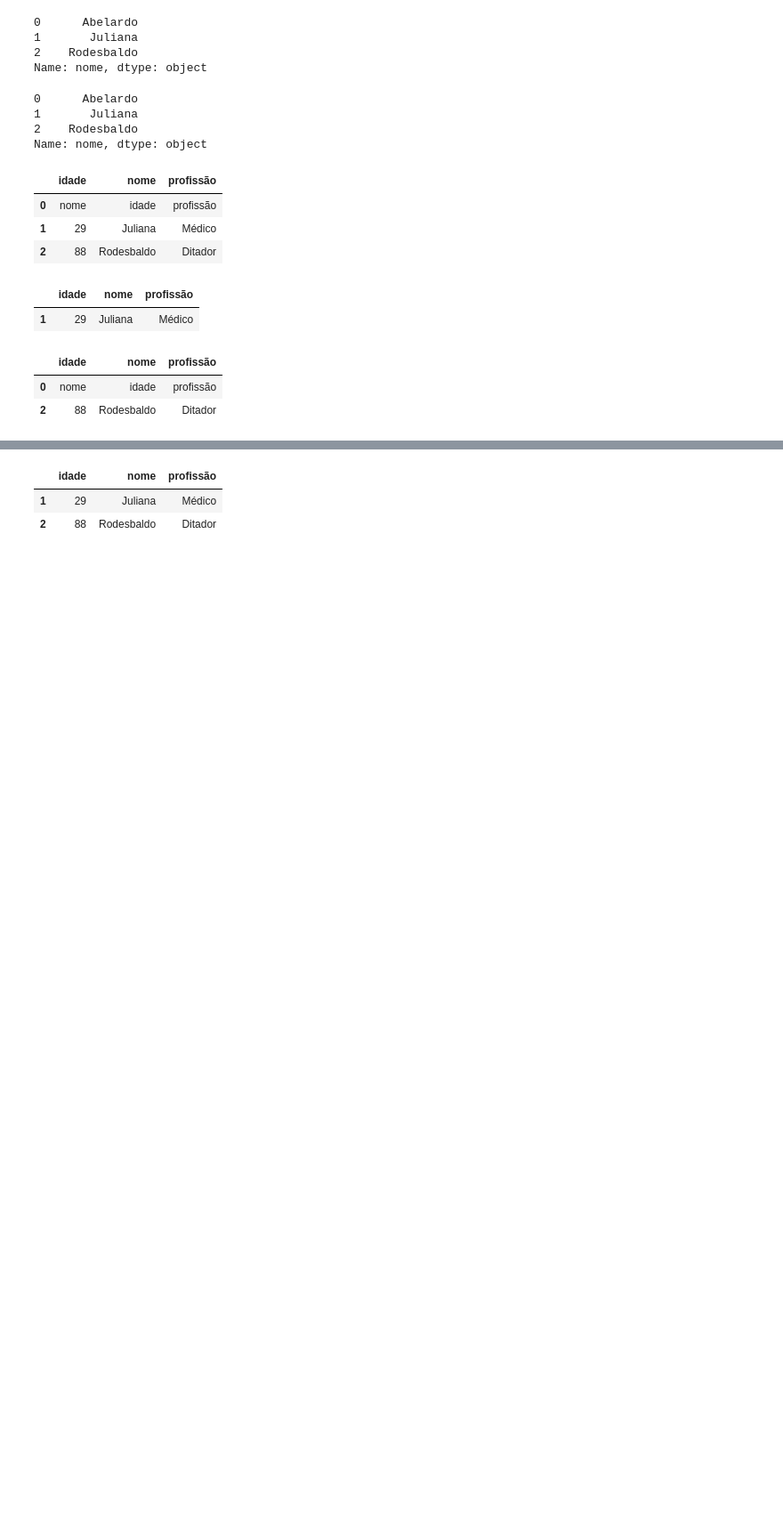
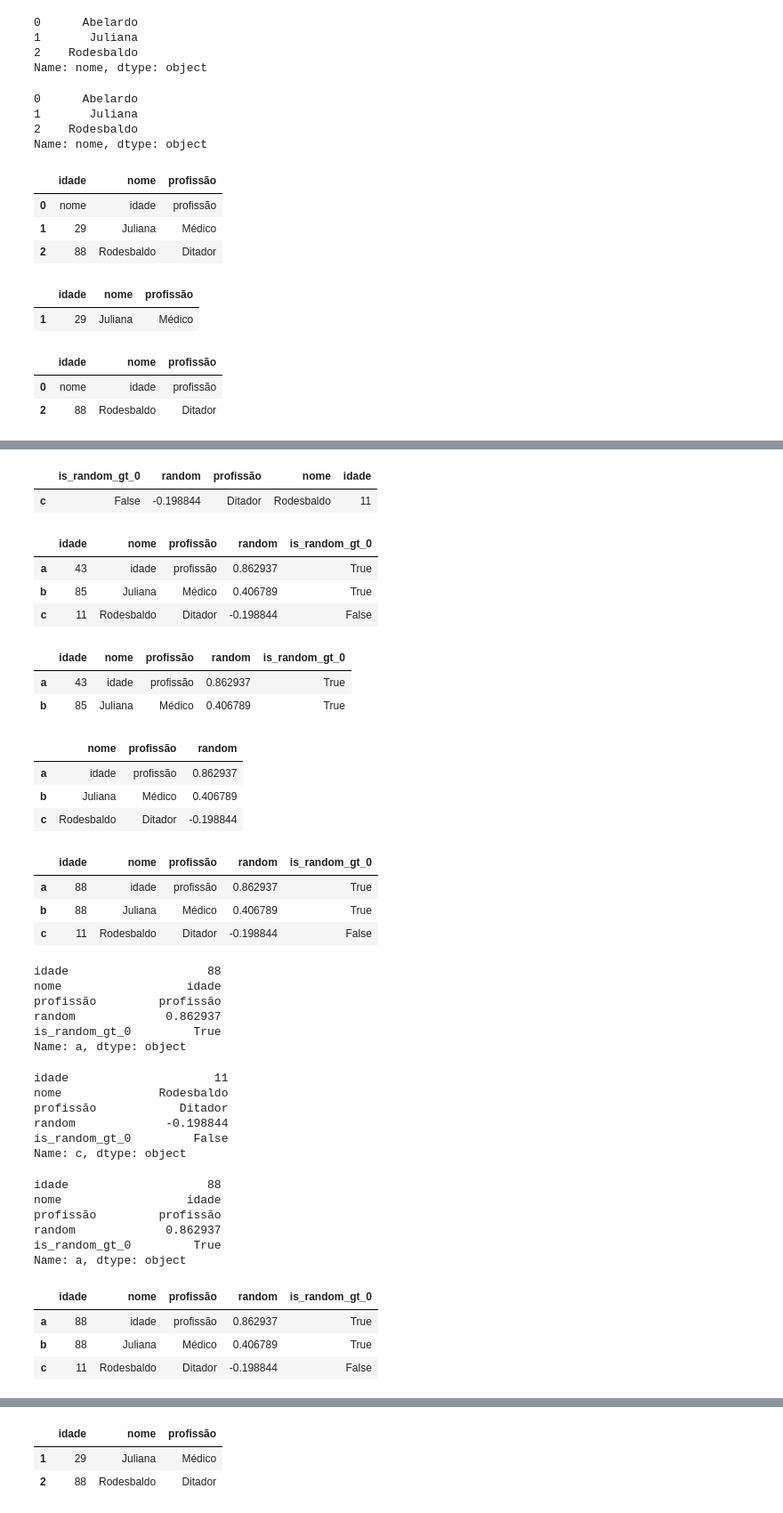
Before and after one commit to abevieiramota/course-python-data-analysis1, a Jupyter notebook: 03 - Introdução ao pandas.ipynb, the cells around one changed output, grey strips where cells are left out. Shown at 89% size. Cells and saved outputs as stored; diff of their text form; code cells hidden in the pictures; blank space fills up the shorter version.

```diff
--- a/03 - Introdução ao pandas.ipynb
+++ b/03 - Introdução ao pandas.ipynb
@@ -211,0 +344,67 @@ df.T
+# %%
+ff.loc[ff.idade < 28, ::-1]
+# %% [output]
+|  | is_random_gt_0 | random | profissão | nome | idade |
+| c | False | -0.198844 | Ditador | Rodesbaldo | 11 |
+# %%
+ff
+# %% [output]
+|  | idade | nome | profissão | random | is_random_gt_0 |
+| a | 43 | idade | profissão | 0.862937 | True |
+| b | 85 | Juliana | Médico | 0.406789 | True |
+| c | 11 | Rodesbaldo | Ditador | -0.198844 | False |
+# %%
+ff.loc['a':'b']
+# %% [output]
+|  | idade | nome | profissão | random | is_random_gt_0 |
+| a | 43 | idade | profissão | 0.862937 | True |
+| b | 85 | Juliana | Médico | 0.406789 | True |
+# %%
+ff.loc[:, 'nome':'random']
+# %% [output]
+|  | nome | profissão | random |
+| a | idade | profissão | 0.862937 |
+| b | Juliana | Médico | 0.406789 |
+| c | Rodesbaldo | Ditador | -0.198844 |
+# %%
+ff.loc['a':'b', 'idade'] = 88
+ff
+# %% [output]
+|  | idade | nome | profissão | random | is_random_gt_0 |
+| a | 88 | idade | profissão | 0.862937 | True |
+| b | 88 | Juliana | Médico | 0.406789 | True |
+| c | 11 | Rodesbaldo | Ditador | -0.198844 | False |
+# %%
+ff.iloc[0]
+# %% [output]
+idade                    88
+nome                  idade
+profissão         profissão
+random             0.862937
+is_random_gt_0         True
+Name: a, dtype: object
+# %%
+ff.iloc[-1]
+# %% [output]
+idade                     11
+nome              Rodesbaldo
+profissão            Ditador
+random             -0.198844
+is_random_gt_0         False
+Name: c, dtype: object
+# %%
+ff.iloc[-3]
+# %% [output]
+idade                    88
+nome                  idade
+profissão         profissão
+random             0.862937
+is_random_gt_0         True
+Name: a, dtype: object
+# %%
+ff
+# %% [output]
+|  | idade | nome | profissão | random | is_random_gt_0 |
+| a | 88 | idade | profissão | 0.862937 | True |
+| b | 88 | Juliana | Médico | 0.406789 | True |
+| c | 11 | Rodesbaldo | Ditador | -0.198844 | False |
```
Also changed, not shown: parts of 37 cells of this notebook.
